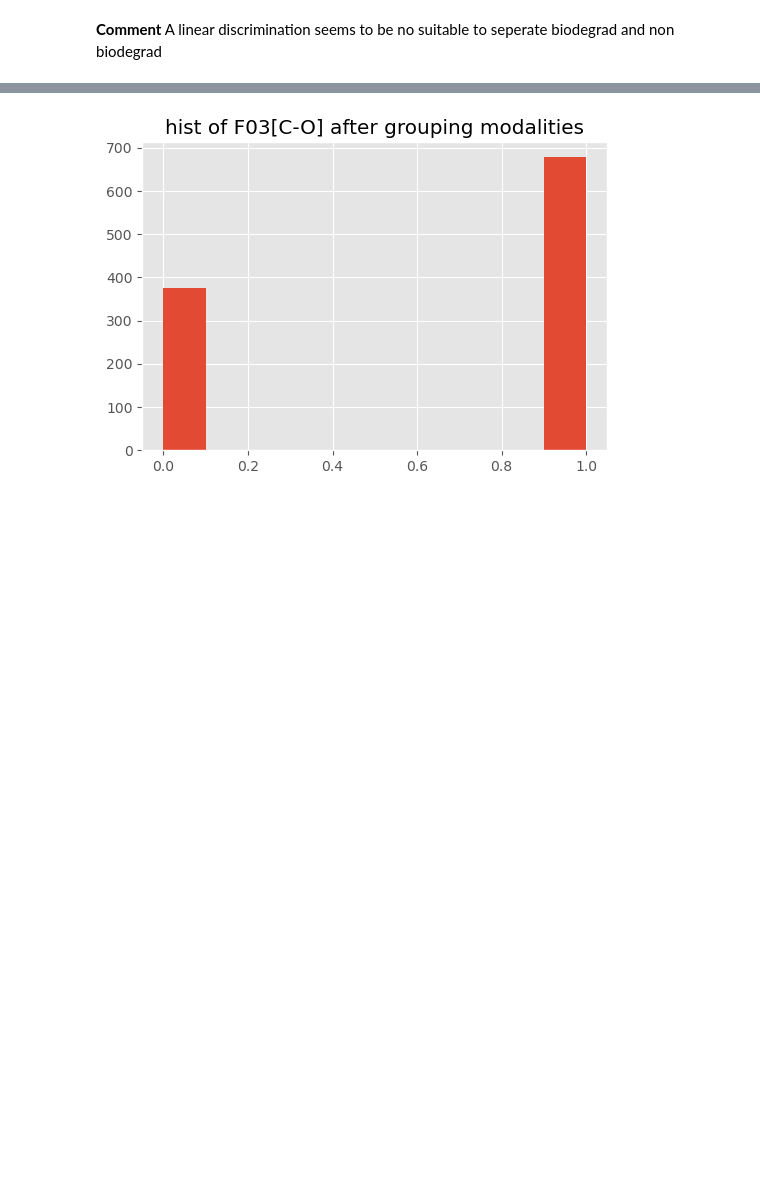
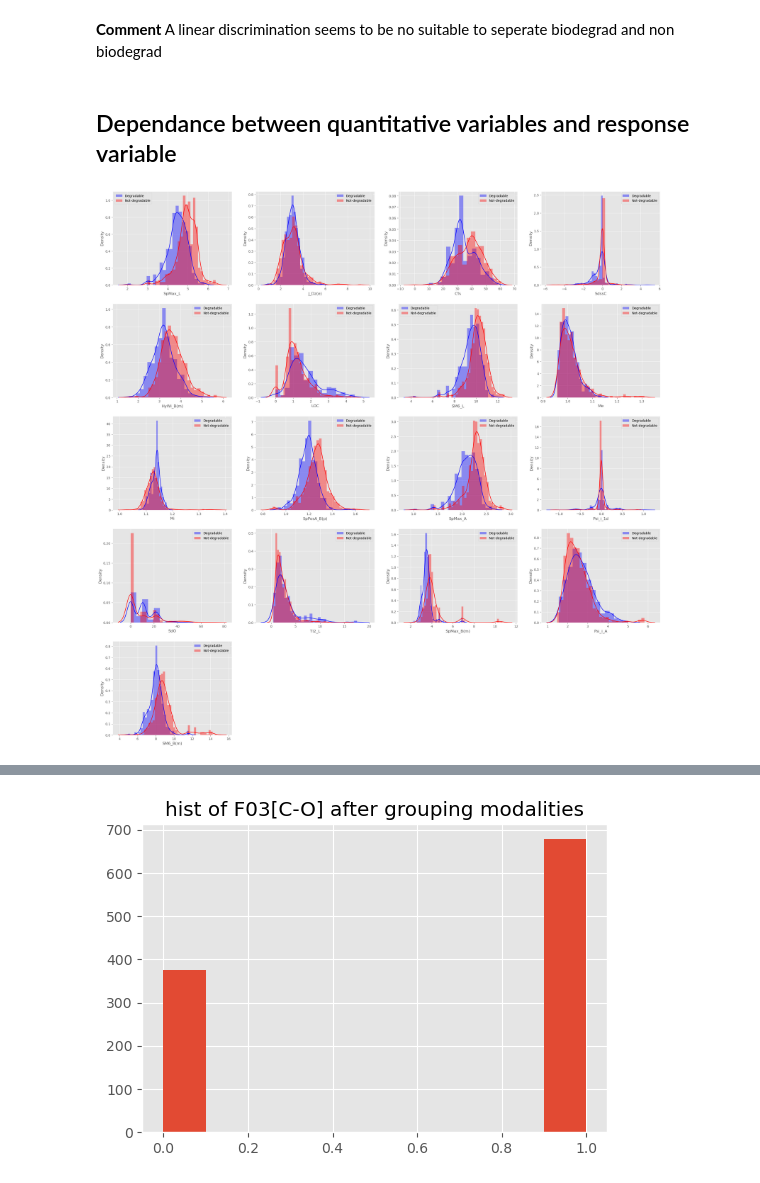
Before and after one commit to tmt1611/4GMM_ProjetML, a Jupyter notebook: MachineLearning_Python.ipynb, the cells around one changed output, grey strips where cells are left out. Saved outputs shown, nothing was run; the diff lists cells and outputs as text; code cells hidden in the pictures; blank space fills up the shorter version.

```diff
--- a/MachineLearning_Python.ipynb
+++ b/MachineLearning_Python.ipynb
@@ -274,3 +274,5 @@ plt.show()
 [figure]
 # %% [markdown]
 **Comment** A linear discrimination seems to be no suitable to seperate biodegrad and non biodegrad
+# %% [markdown]
+## Dependance between quantitative variables and response variable
@@ -276,0 +287,14 @@ plt.show()
+# %%
+plt.figure(figsize=(30, 30))
+
+for i, column in enumerate(quanti_list, 1):
+    plt.subplot(5, 4, i)
+    sns.distplot(data_biodeg[column], label = "Degradable", color = "blue")
+    sns.distplot(data_non_biodeg[column], label = "Not-degradable", color ='red' )
+
+#     data_non_biodeg[column].hist(bins=35, color='blue', label='Is biodegradable = NO', alpha=0.6)
+#     data_biodeg[column].hist(bins=35, color='red', label='Is biodegradable = YES', alpha=0.6)
+    plt.legend()
+    plt.xlabel(column)
+# %% [output]
+[figure, added]
```
Also changed, not shown: parts of 29 cells of this notebook.
